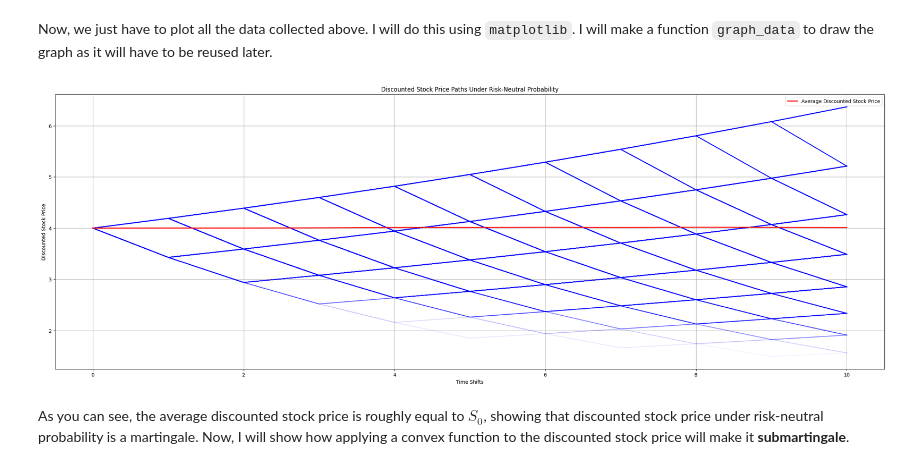
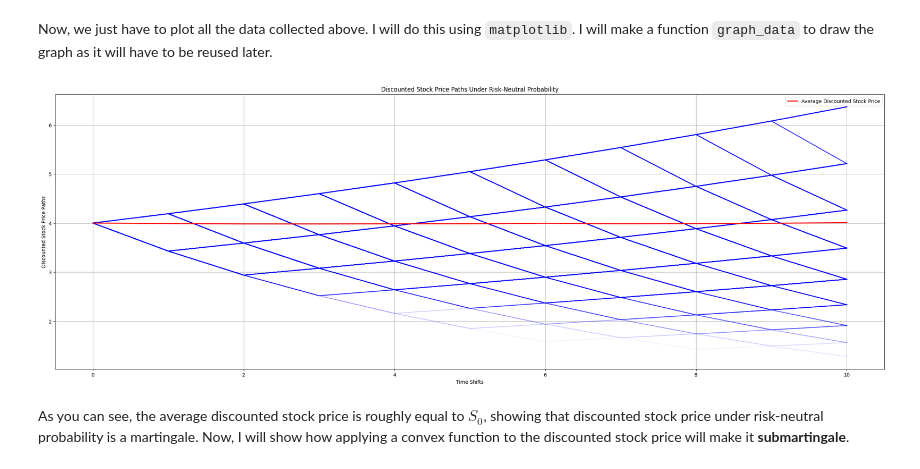
Before and after one commit to Felforge/learning_quant, a Jupyter notebook: Binomial Models/Chapter 2/martingales.ipynb, the cells around one changed output. Drawn from its saved outputs; the diff is of its cells as text; code cells hidden in the pictures.

Commit message:
graph label changes

```diff
--- a/Binomial Models/Chapter 2/martingales.ipynb
+++ b/Binomial Models/Chapter 2/martingales.ipynb
@@ -143,21 +143,21 @@ Now, we just have to plot all the data collected above. I will do this using `ma
 # %%
 import matplotlib.pyplot as plt
 
 def graph_data(price_paths, average_path, ylabel, title, average_line_label):
     plt.figure(figsize=(30, 10))
     for i in range(num_paths):
         plt.plot(price_paths[i], color='blue', alpha=0.05)
     plt.plot(average_path, color='red', linewidth=2, label=average_line_label)
     plt.xlabel('Time Shifts')
     plt.ylabel(ylabel)
     plt.title(title)
     plt.legend()
     plt.grid(True)
     plt.show()
 
-graph_data(all_price_paths, average_price_path, 'Discounted Stock Price', 'Discounted Stock Price Paths Under Risk-Neutral Probability', 'Average Discounted Stock Price')
+graph_data(all_price_paths, average_price_path, 'Discounted Stock Price Paths', 'Discounted Stock Price Paths Under Risk-Neutral Probability', 'Average Discounted Stock Price')
 # %% [output]
-[figure, old version]
+[figure, new version]
 # %% [markdown]
 As you can see, the average discounted stock price is roughly equal to $S_0$, showing that discounted stock price under risk-neutral probability is a martingale. Now, I will show how applying a convex function to the discounted stock price will make it **submartingale**.
 # %% [markdown]
```
Also changed, not shown: parts of 5 cells of this notebook.
